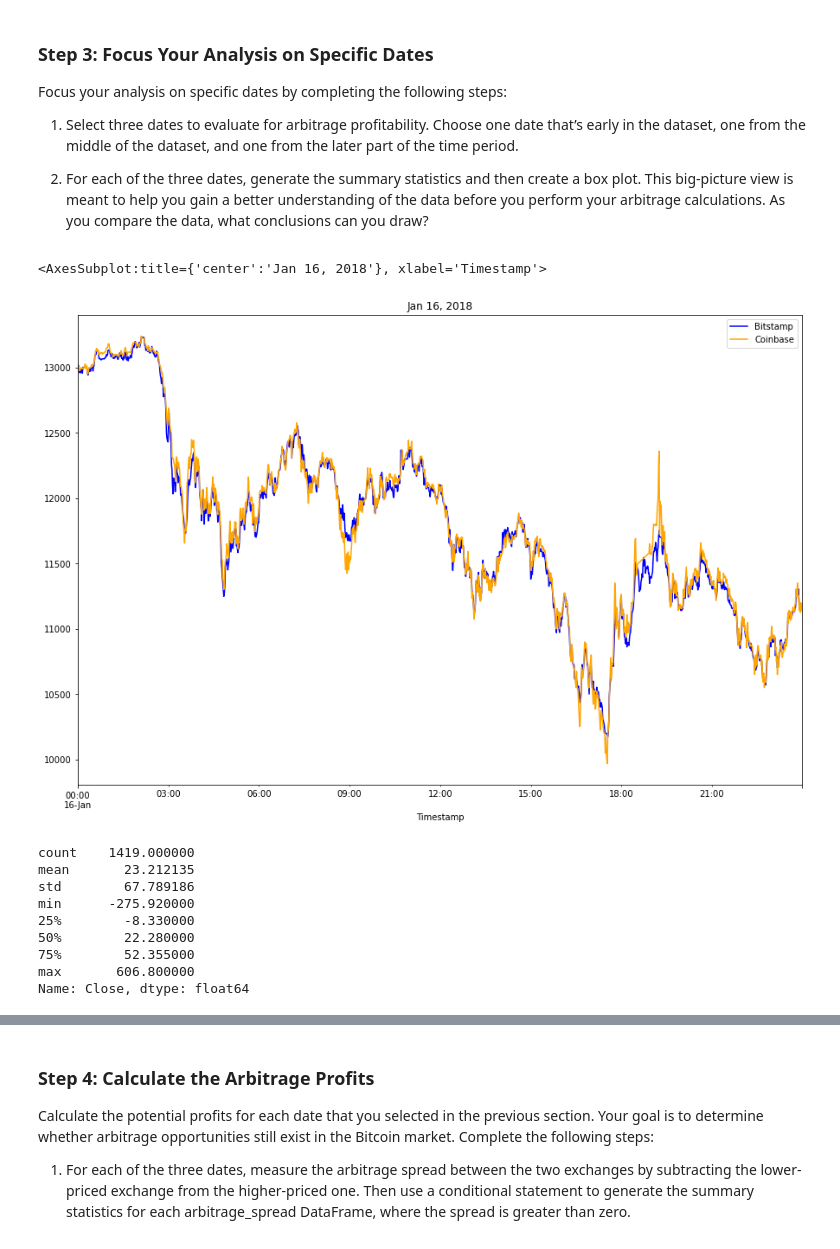
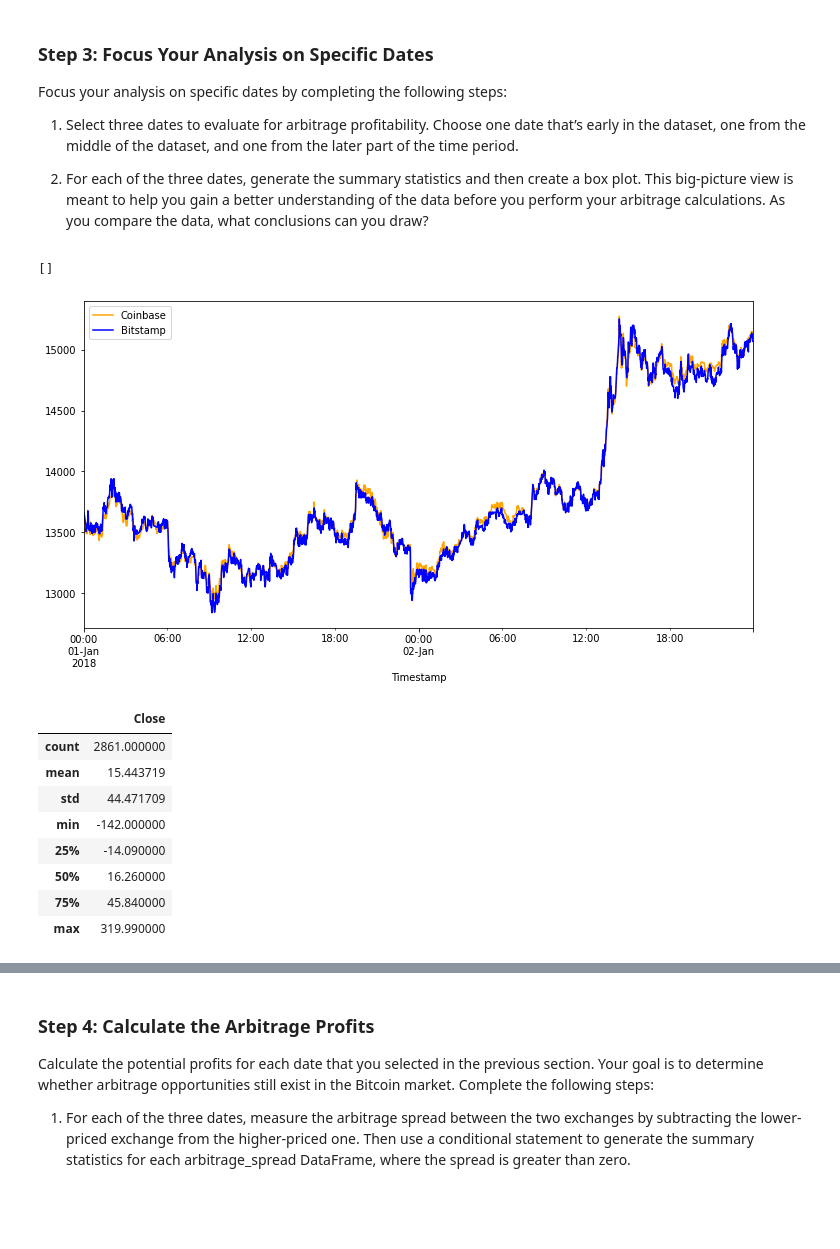
Before and after one commit to m4rker11/Pandas-Crypto-Arbitrage, a Jupyter notebook: crypto_arbitrage.ipynb, the cells around one changed output, grey strips where cells are left out. Cells and saved outputs as stored; diff of their text form; code cells hidden in the pictures; blank space fills up the shorter version.

```diff
--- a/crypto_arbitrage.ipynb
+++ b/crypto_arbitrage.ipynb
@@ -281,26 +281,31 @@ Focus your analysis on specific dates by completing the following steps:
 # %%
 # Create an overlay plot that visualizes the two dataframes over a period of one day early in the dataset.
 # Be sure that the plots include the parameters `legend`, `figsize`, `title`, `color` and `label`
-# YOUR CODE HERE
+fig, ax = plt.subplots(figsize=(12,6))
+coinbase_sliced.loc[:"2018-01-02"].plot(color="orange", legend=True, ax=ax, label="Coinbase")
+bitstamp_sliced.loc[:"2018-01-02"].plot(color="blue", legend=True, ax=ax, label="Bitstamp")
+ax.legend(["Coinbase", "Bitstamp"])
+plt.plot()
 # %% [output]
-<AxesSubplot:title={'center':'Jan 16, 2018'}, xlabel='Timestamp'>
+[]
-[figure, old version]
+[figure, new version]
 # %%
 # Using the early date that you have selected, calculate the arbitrage spread
 # by subtracting the bitstamp lower closing prices from the coinbase higher closing prices
-arbitrage_spread_early = # YOUR CODE HERE
+arbitrage_spread_early = coinbase_sliced.loc[:"2018-01-02"] - bitstamp_sliced.loc[:"2018-01-02"]
+
 
 # Generate summary statistics for the early DataFrame
-# YOUR CODE HERE
+arbitrage_spread_early.describe()
 # %% [output]
-count    1419.000000
-mean       23.212135
-std        67.789186
-min      -275.920000
-25%        -8.330000
-50%        22.280000
-75%        52.355000
-max       606.800000
-Name: Close, dtype: float64
+|  | Close |
+| count | 2861.000000 |
+| mean | 15.443719 |
+| std | 44.471709 |
+| min | -142.000000 |
+| 25% | -14.090000 |
+| 50% | 16.260000 |
+| 75% | 45.840000 |
+| max | 319.990000 |
 # %%
 # Visualize the arbitrage spread from early in the dataset in a box plot
```
Also changed, not shown: parts of 20 cells of this notebook.
